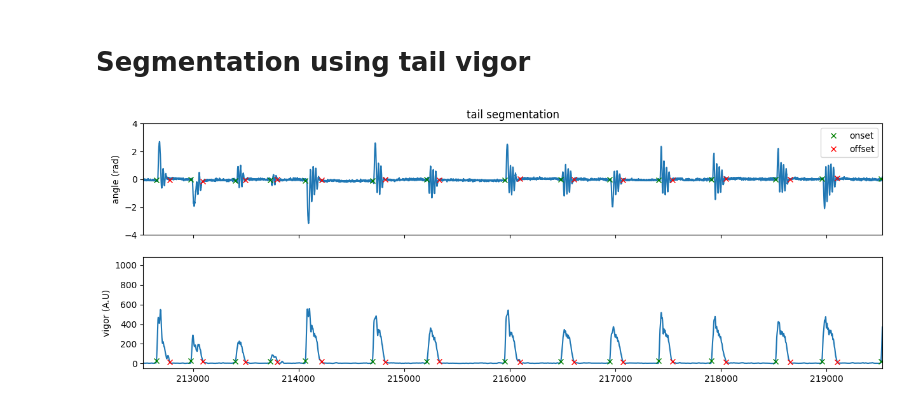
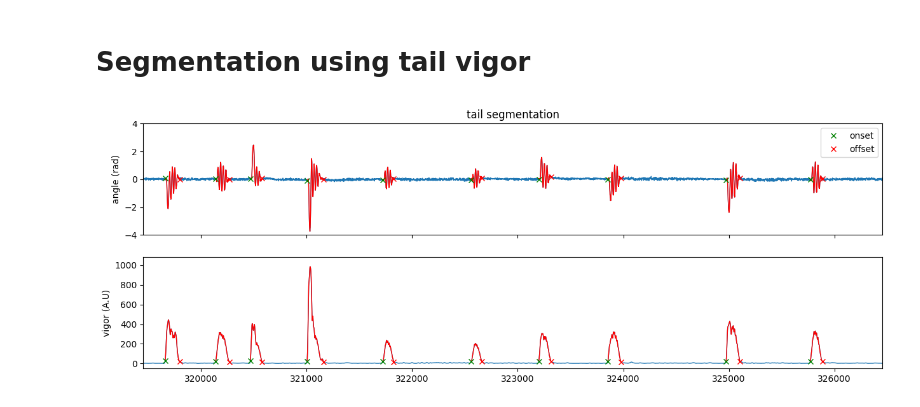
Before and after one commit to orger-lab/megabouts, a Jupyter notebook: docs/source/notebooks/tutorial_Tail_Segmentation.ipynb, the cells around one changed output. Drawn from its saved outputs; the diff is of its cells as text; code cells hidden in the pictures.

```diff
--- a/docs/source/notebooks/tutorial_Tail_Segmentation.ipynb
+++ b/docs/source/notebooks/tutorial_Tail_Segmentation.ipynb
@@ -74,30 +74,49 @@ tail_segmentation_cfg = TailSegmentationConfig(fps = tracking_cfg.fps,threshold=
 segmentation_function = SegmentationFactory.get_segmenter(tail_segmentation_cfg)
 segments = segmentation_function.segment_from_tail(tail_vigor)
 # %%
+IdSt = np.random.randint(tracking_data.T)
+Duration = 10*tracking_cfg.fps
+
 fig,ax = plt.subplots(2,1,figsize=(15,5),sharex=True)
 
-x = tracking_data._tail_angle[:,7]
-ax[0].plot(x)
+x = np.copy(tracking_data._tail_angle[:,7])
+x_segment = np.nan*np.zeros_like(x)
+for on_,off_ in zip(segments.onset,segments.offset):
+    x_segment[on_:off_] = x[on_:off_]
+    #x[on_:off_] = np.nan
+
+ax[0].plot(x,lw=1)
+ax[0].plot(x_segment,'r',lw=1)
+
+#ax[0].plot(x)
 ax[0].plot(segments.onset, x[segments.onset], "x",color='green',label='onset')
 ax[0].plot(segments.offset, x[segments.offset], "x",color='red',label='offset')
 ax[0].set_ylim(-4,4)
 ax[0].legend()
 ax[0].set(title='tail segmentation',ylabel='angle (rad)',ylim=(-4,4))
 
-x = tail_vigor
-ax[1].plot(x)
+x = np.copy(tail_vigor)
+x_segment = np.nan*np.zeros_like(x)
+for on_,off_ in zip(segments.onset,segments.offset):
+    x_segment[on_:off_] = x[on_:off_]
+    #x[on_:off_] = np.nan
+
+ax[1].plot(x,lw=1)
+ax[1].plot(x_segment,'r',lw=1)
+
+#sub_onset,sub_offset = onset[(onset>IdSt)&(onset<IdSt+Duration)],offset[(offset>IdSt)&(offset<IdSt+Duration)]
+
 ax[1].plot(segments.onset, x[segments.onset], "x",color='green')
 ax[1].plot(segments.offset, x[segments.offset], "x",color='red')
 ax[1].set(ylabel='vigor (A.U)')
 
 t = np.arange(tracking_data.T)/tracking_cfg.fps
-#IdSt = np.random.randint(tracking_data.T)
-Duration = 10*tracking_cfg.fps
+
 ax[1].set_xlim(IdSt,IdSt+Duration)
 
 plt.show()
 # %% [output]
-[figure, old version]
+[figure, new version]
 # %%
 # Number of bouts as function of threshold:
 thresh_list = np.linspace(4,400,500)
```
Also changed, not shown: parts of 2 cells of this notebook, 12 other files.
